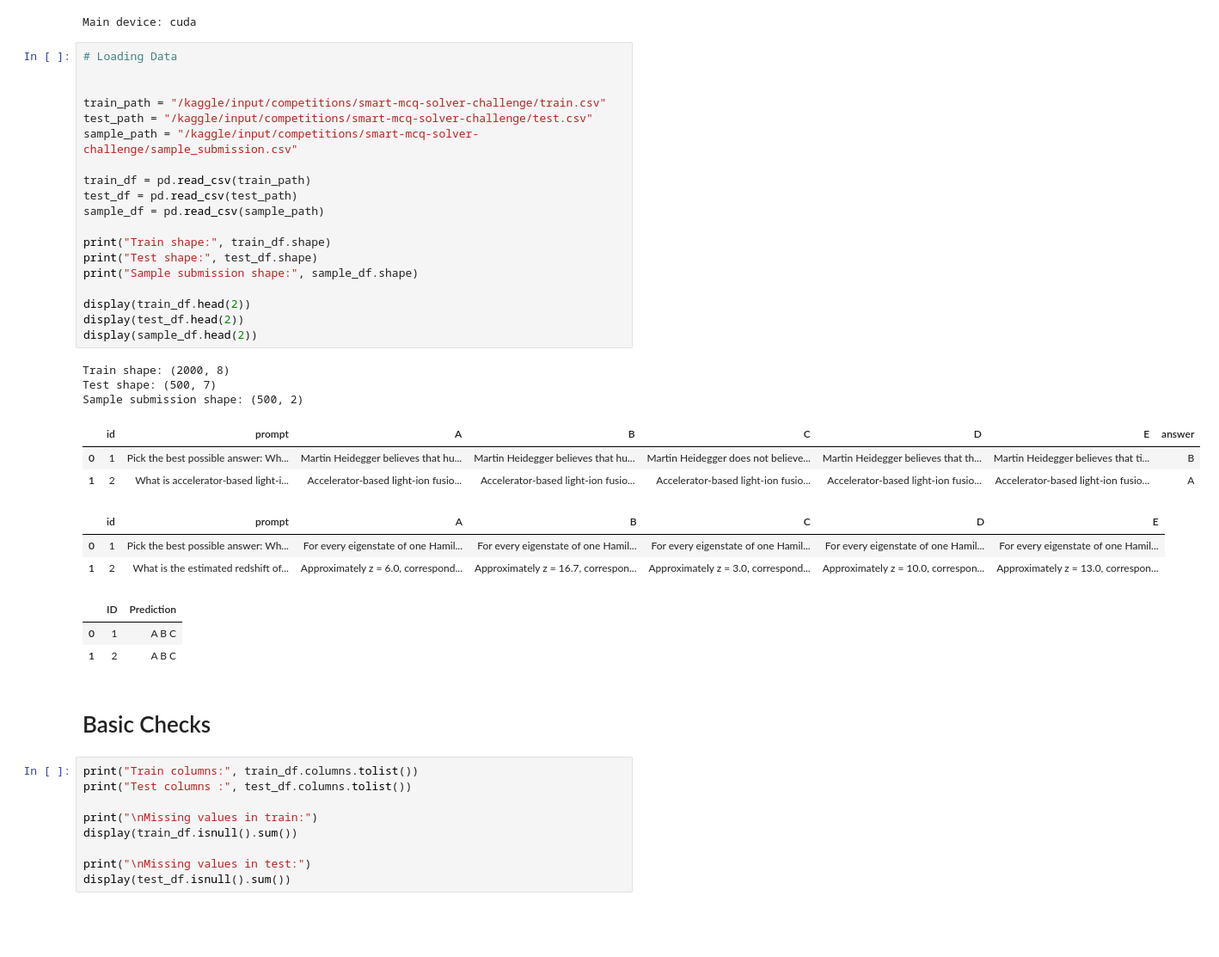
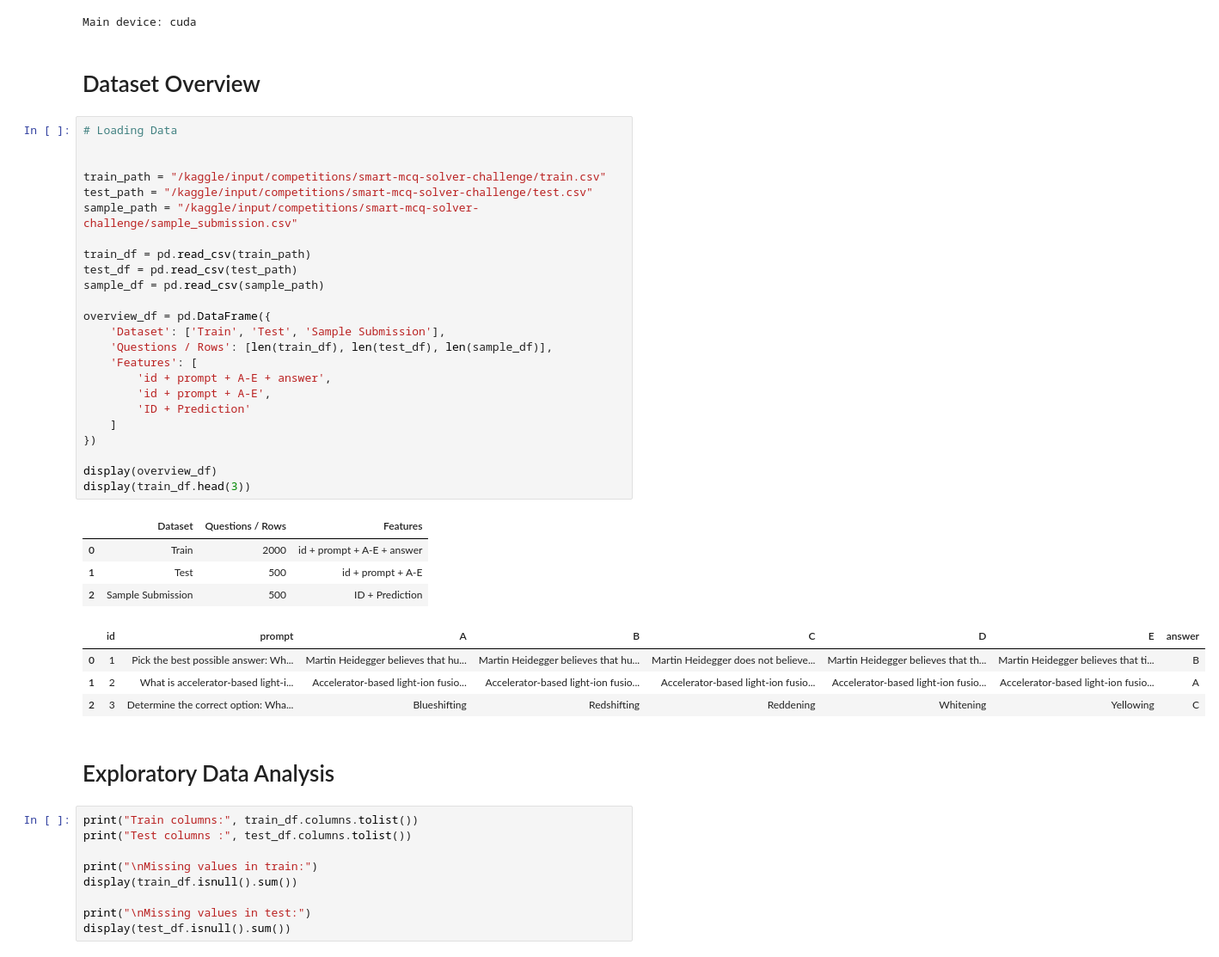
Before and after one commit to Hariom9991/dl-24f1000881-notebook-t22026, a Jupyter notebook: kaggle_notebook.ipynb, the cells around one changed output. Shown at 86% size. Saved outputs shown, nothing was run; the diff lists cells and outputs as text; blank space fills up the shorter version.

```diff
--- a/kaggle_notebook.ipynb
+++ b/kaggle_notebook.ipynb
@@ -139,40 +139,43 @@ pd.set_option("display.max_colwidth", 300)
 sns.set_style("whitegrid")
 # %% [output]
 Main device: cuda
+# %% [markdown]
+# Dataset Overview
 # %%
 # Loading Data
 
 
 train_path = "/kaggle/input/competitions/smart-mcq-solver-challenge/train.csv"
 test_path = "/kaggle/input/competitions/smart-mcq-solver-challenge/test.csv"
 sample_path = "/kaggle/input/competitions/smart-mcq-solver-challenge/sample_submission.csv"
 
 train_df = pd.read_csv(train_path)
 test_df = pd.read_csv(test_path)
 sample_df = pd.read_csv(sample_path)
 
-print("Train shape:", train_df.shape)
-print("Test shape:", test_df.shape)
-print("Sample submission shape:", sample_df.shape)
+overview_df = pd.DataFrame({
+    'Dataset': ['Train', 'Test', 'Sample Submission'],
+    'Questions / Rows': [len(train_df), len(test_df), len(sample_df)],
+    'Features': [
+        'id + prompt + A-E + answer',
+        'id + prompt + A-E',
+        'ID + Prediction'
+    ]
+})
 
-display(train_df.head(2))
-display(test_df.head(2))
-display(sample_df.head(2))
+display(overview_df)
+display(train_df.head(3))
 # %% [output]
-Train shape: (2000, 8)
-Test shape: (500, 7)
-Sample submission shape: (500, 2)
-|  | id | prompt | A | B | C | D | E | answer |
-| 0 | 1 | Pick the best possible answer: Wh... | Martin Heidegger believes that hu... | Martin Heidegger believes that hu... | Martin Heidegger does not believe... | Martin Heidegger believes that th... | Martin Heidegger believes that ti... | B |
-| 1 | 2 | What is accelerator-based light-i... | Accelerator-based light-ion fusio... | Accelerator-based light-ion fusio... | Accelerator-based light-ion fusio... | Accelerator-based light-ion fusio... | Accelerator-based light-ion fusio... | A |
+|  | Dataset | Questions / Rows | Features |
+| 0 | Train | 2000 | id + prompt + A-E + answer |
+| 1 | Test | 500 | id + prompt + A-E |
+| 2 | Sample Submission | 500 | ID + Prediction |
-|  | id | prompt | A | B | C | D | E |
-| 0 | 1 | Pick the best possible answer: Wh... | For every eigenstate of one Hamil... | For every eigenstate of one Hamil... | For every eigenstate of one Hamil... | For every eigenstate of one Hamil... | For every eigenstate of one Hamil... |
-| 1 | 2 | What is the estimated redshift of... | Approximately z = 6.0, correspond... | Approximately z = 16.7, correspon... | Approximately z = 3.0, correspond... | Approximately z = 10.0, correspon... | Approximately z = 13.0, correspon... |
+|  | id | prompt | A | B | C | D | E | answer |
+| 0 | 1 | Pick the best possible answer: Wh... | Martin Heidegger believes that hu... | Martin Heidegger believes that hu... | Martin Heidegger does not believe... | Martin Heidegger believes that th... | Martin Heidegger believes that ti... | B |
+| 1 | 2 | What is accelerator-based light-i... | Accelerator-based light-ion fusio... | Accelerator-based light-ion fusio... | Accelerator-based light-ion fusio... | Accelerator-based light-ion fusio... | Accelerator-based light-ion fusio... | A |
+| 2 | 3 | Determine the correct option: Wha... | Blueshifting | Redshifting | Reddening | Whitening | Yellowing | C |
-|  | ID | Prediction |
-| 0 | 1 | A B C |
-| 1 | 2 | A B C |
-# %% [markdown]
-# Basic Checks
+# %% [markdown]
+# Exploratory Data Analysis
 # %%
 print("Train columns:", train_df.columns.tolist())
 print("Test columns :", test_df.columns.tolist())
```
Also changed, not shown: parts of 15 cells of this notebook, 1 other file.
